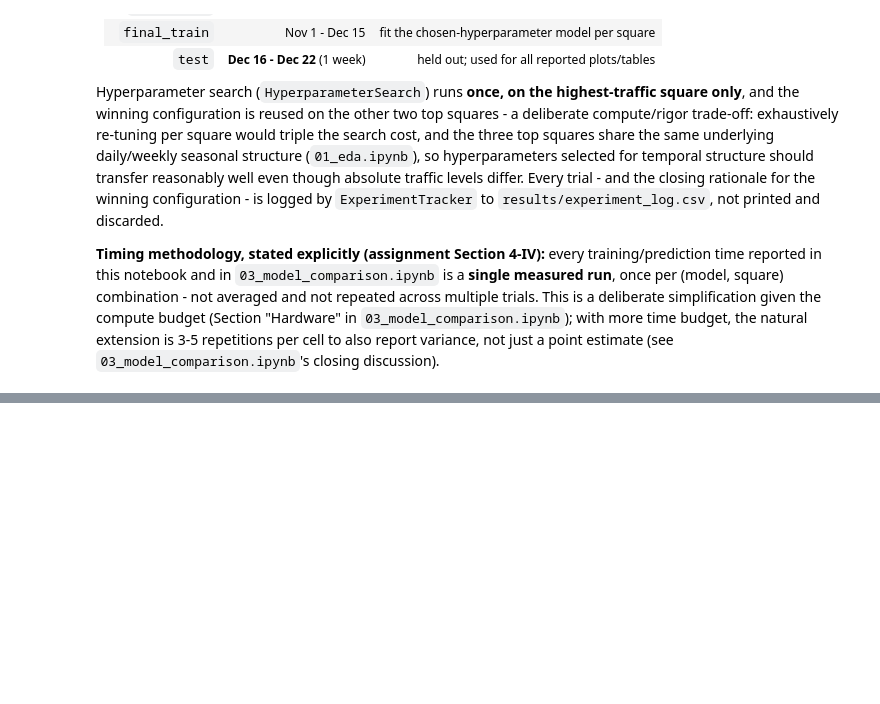
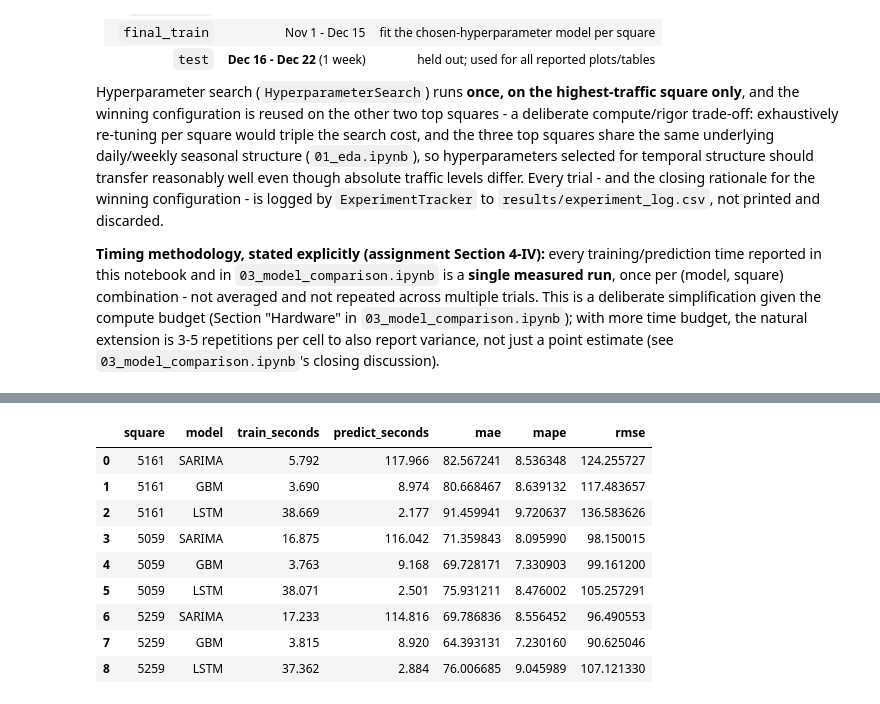
Before and after one commit to nehemmy55/Time-Series-Forecasting, a Jupyter notebook: notebooks/02_experiments.ipynb, the cells around one changed output, grey strips where cells are left out. Cells and saved outputs as stored; diff of their text form; code cells hidden in the pictures; blank space fills up the shorter version.

```diff
--- a/notebooks/02_experiments.ipynb
+++ b/notebooks/02_experiments.ipynb
@@ -207,3 +238,66 @@ winning LSTM configuration's validation RMSE (172.43) is worse than both
 SARIMA's (154.94) and GBM's (158.28) - the ranking that shows up in the
 final Dec 16-22 test results below is already visible here, on the
 validation week, not a surprise that only appears at evaluation time.
+# %%
+best_hp = {
+    "SARIMA": sarima_result["best_params"],
+    "GBM": gbm_result["best_params"],
+    "LSTM": lstm_result["best_params"],
+}
+forecaster_classes = {"SARIMA": SARIMAForecaster, "GBM": GBMForecaster, "LSTM": LSTMForecaster}
+
+# Final fit + one-step-ahead evaluation (Dec 16-22), all 3 top squares.
+timing_rows = []
+fitted_top_square_models = {}
+for square_id in TOP3:
+    series = SquareSeries(square_id, COMBINED_PATH).load()
+    final_train = series.loc[:FINAL_TRAIN_END]
+    test_index = series.loc[TEST_START:TEST_END].index
+
+    for model_name, cls in forecaster_classes.items():
+        model = cls(**best_hp[model_name])
+        t0 = time.perf_counter()
+        model.fit(final_train)
+        train_seconds = time.perf_counter() - t0
+        if square_id == TOP_SQUARE:
+            fitted_top_square_models[model_name] = model  # for the epoch-count note below
+
+        result = evaluator.run(model, series, test_index)
+        metrics = {"mae": result["mae"], "mape": result["mape"], "rmse": result["rmse"]}
+
+        tracker.log(
+            model=model_name, params=best_hp[model_name], metrics=metrics,
+            rationale=f"Final Dec16-22 evaluation on square {square_id}",
+            square_id=square_id, phase="final",
+            train_seconds=train_seconds, predict_seconds=result["predict_seconds"],
+        )
+        timing_rows.append({
+            "square": square_id, "model": model_name,
+            "train_seconds": round(train_seconds, 3),
+            "predict_seconds": round(result["predict_seconds"], 3),
+            **metrics,
+        })
+
+        result["predictions"].to_csv(RESULTS_DIR / f"predictions_{model_name.lower()}_{square_id}.csv", header=["prediction"])
+        result["actuals"].to_csv(RESULTS_DIR / f"actuals_{square_id}.csv", header=["actual"])
+
+        print(f"square={square_id} model={model_name:7s} MAE={metrics['mae']:.2f} MAPE={metrics['mape']:.2f} RMSE={metrics['rmse']:.2f} "
+              f"train={train_seconds:.1f}s predict={result['predict_seconds']:.1f}s")
+
+timing_df = pd.DataFrame(timing_rows)
+timing_df.to_csv(RESULTS_DIR / "timing.csv", index=False)
+print(f"\nLSTM early stopping on square {TOP_SQUARE}'s final fit: ran {fitted_top_square_models['LSTM'].epochs_run_} epoch(s) "
+      f"(max 25, patience 4) - the SAME fit()-internal early-stopping mechanism used during hyperparameter "
+      f"search above, just applied to final_train (6,480 points) instead of tuning_train (5,472 points), "
+      f"consistent with how it's used everywhere else in this notebook.")
+
+# Computed, not eyeballed: LSTM/GBM training-time ratio across the 3 squares.
+# Wall-clock timing is noisier run-to-run than the deterministic accuracy
+# metrics above, so this is measured fresh each run rather than quoted as a
+# fixed number in the surrounding prose.
+lstm_train = timing_df[timing_df.model == "LSTM"].set_index("square")["train_seconds"]
+gbm_train = timing_df[timing_df.model == "GBM"].set_index("square")["train_seconds"]
+ratio = lstm_train / gbm_train
+print(f"LSTM/GBM training-time ratio across the 3 squares: {ratio.min():.1f}x - {ratio.max():.1f}x")
+timing_df
+# %% [output]
@@ -210 +316,11 @@ validation week, not a surprise that only appears at evaluation time.
+|  | square | model | train_seconds | predict_seconds | mae | mape | rmse |
+| 0 | 5161 | SARIMA | 5.792 | 117.966 | 82.567241 | 8.536348 | 124.255727 |
+| 1 | 5161 | GBM | 3.690 | 8.974 | 80.668467 | 8.639132 | 117.483657 |
+| 2 | 5161 | LSTM | 38.669 | 2.177 | 91.459941 | 9.720637 | 136.583626 |
+| 3 | 5059 | SARIMA | 16.875 | 116.042 | 71.359843 | 8.095990 | 98.150015 |
+| 4 | 5059 | GBM | 3.763 | 9.168 | 69.728171 | 7.330903 | 99.161200 |
+| 5 | 5059 | LSTM | 38.071 | 2.501 | 75.931211 | 8.476002 | 105.257291 |
+| 6 | 5259 | SARIMA | 17.233 | 114.816 | 69.786836 | 8.556452 | 96.490553 |
+| 7 | 5259 | GBM | 3.815 | 8.920 | 64.393131 | 7.230160 | 90.625046 |
+| 8 | 5259 | LSTM | 37.362 | 2.884 | 76.006685 | 9.045989 | 107.121330 |
 # %%
```
Also changed, not shown: parts of 13 cells of this notebook, 28 other files.
